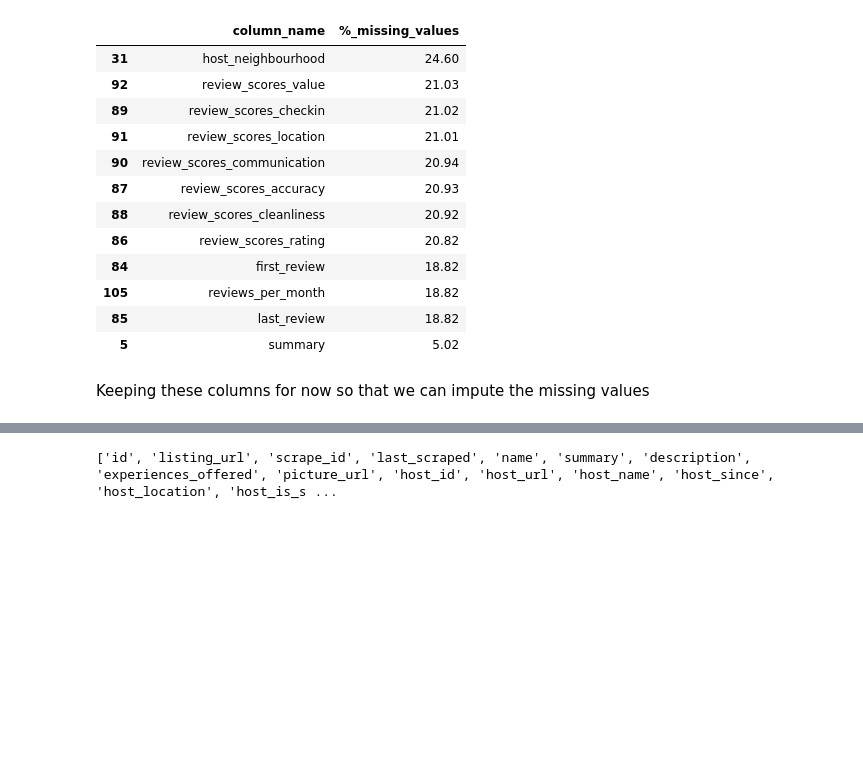
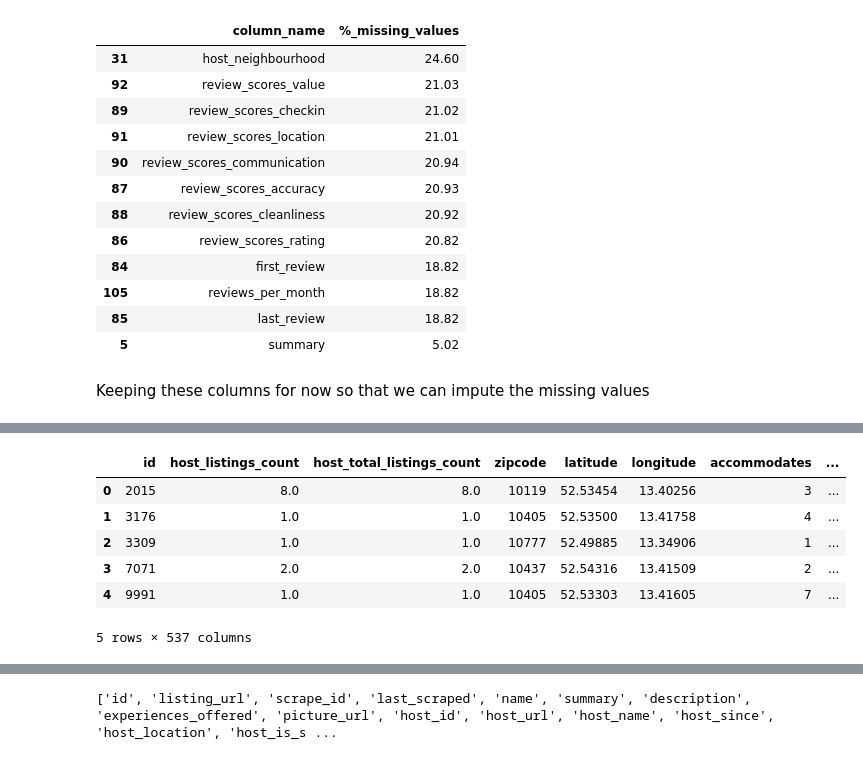
Before and after one commit to wkirui/Airbnb-Price-Prediction, a Jupyter notebook: Airbnb Data Data Processing.ipynb, the cells around one changed output, grey strips where cells are left out. Saved outputs shown, nothing was run; the diff lists cells and outputs as text; code cells hidden in the pictures; blank space fills up the shorter version.

Commit message:
created one-hot encoder for categorical variables

```diff
--- a/Airbnb Data Data Processing.ipynb
+++ b/Airbnb Data Data Processing.ipynb
@@ -317,0 +335,9 @@ reshaped_listings_data.head(3)
+# %%
+# clean up zip code column
+reshaped_listings_data['zipcode'] = np.where(reshaped_listings_data['zipcode']=='10969\n10969','10969',reshaped_listings_data['zipcode'])
+reshaped_listings_data['zipcode'] = np.where(reshaped_listings_data['zipcode']=='10777 Berlin','10777',reshaped_listings_data['zipcode'])
+reshaped_listings_data['zipcode'] = np.where(reshaped_listings_data['zipcode']=='10997 Kreuzberg','10997',reshaped_listings_data['zipcode'])
+reshaped_listings_data['zipcode'] = np.where(reshaped_listings_data['zipcode']=='10119 Berlin','10119',reshaped_listings_data['zipcode'])
+reshaped_listings_data['zipcode'] = np.where(reshaped_listings_data['zipcode']=='13359 Berlin','13359',reshaped_listings_data['zipcode'])
+reshaped_listings_data['zipcode'] = reshaped_listings_data['zipcode'].fillna(0).astype(int)
+# reshaped_listings_data['zipcode'] = np.where(reshaped_listings_data['zipcode']=='10997 Kreuzberg','10997',reshaped_listings_data['zipcode'])
@@ -317,0 +347,9 @@ reshaped_listings_data.head(3)
+# %%
+# use one-hot encoding for categorical data
+columns_to_encode = ['host_neighbourhood','host_is_superhost','host_identity_verified','is_location_exact','neighbourhood_cleansed','neighbourhood_group_cleansed', 'city','state',
+                    'property_type','room_type','bed_type','requires_license','has_availability',
+                     'instant_bookable', 'is_business_travel_ready', 'cancellation_policy',
+                     'require_guest_profile_picture', 'require_guest_phone_verification']
+
+encoded_listings_data = pd.get_dummies(reshaped_listings_data,
+                                       columns=columns_to_encode)
@@ -317,0 +361,10 @@ reshaped_listings_data.head(3)
+# %%
+encoded_listings_data.head()
+# %% [output]
+|  | id | host_listings_count | host_total_listings_count | zipcode | latitude | longitude | accommodates | ... |
+| 0 | 2015 | 8.0 | 8.0 | 10119 | 52.53454 | 13.40256 | 3 | ... |
+| 1 | 3176 | 1.0 | 1.0 | 10405 | 52.53500 | 13.41758 | 4 | ... |
+| 2 | 3309 | 1.0 | 1.0 | 10777 | 52.49885 | 13.34906 | 1 | ... |
+| 3 | 7071 | 2.0 | 2.0 | 10437 | 52.54316 | 13.41509 | 2 | ... |
+| 4 | 9991 | 1.0 | 1.0 | 10405 | 52.53303 | 13.41605 | 7 | ... |
+5 rows × 537 columns
```
Also changed, not shown: parts of 9 cells of this notebook.
